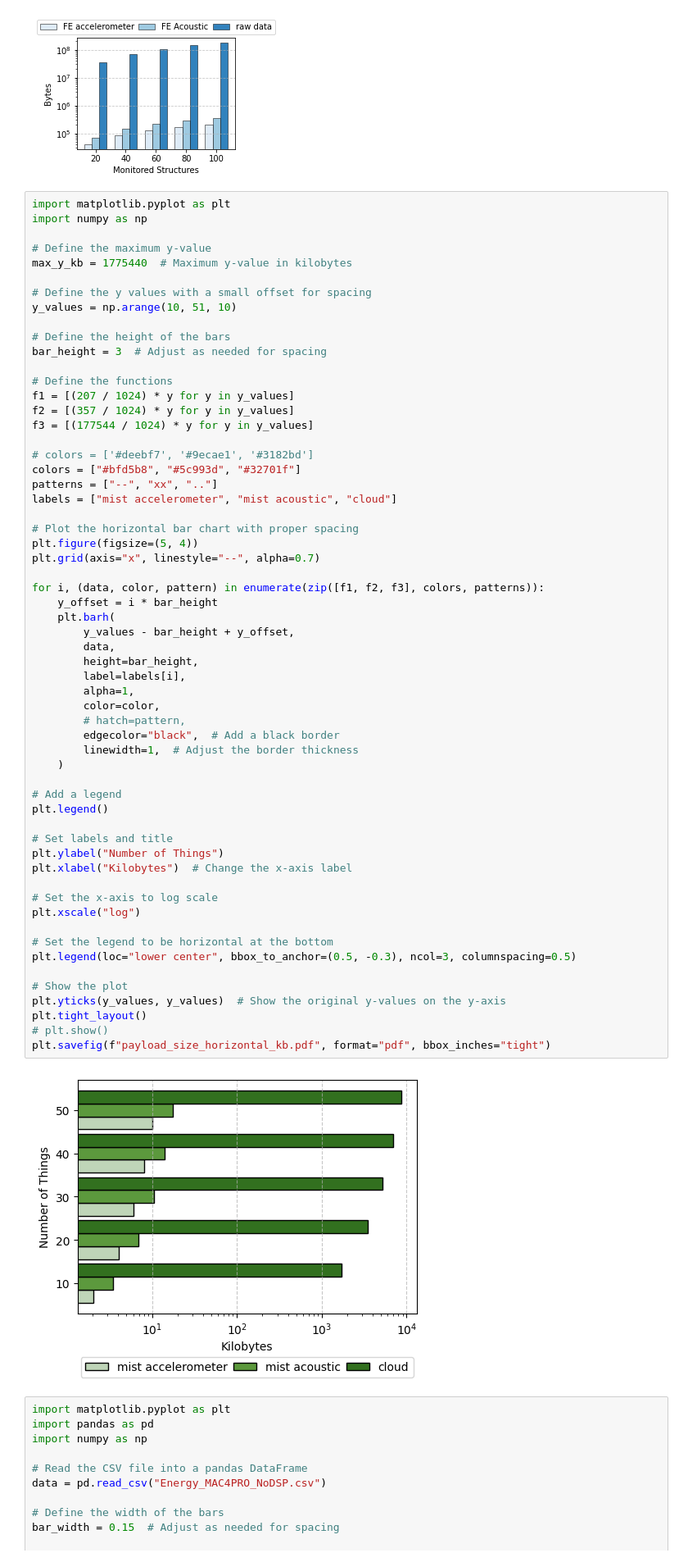
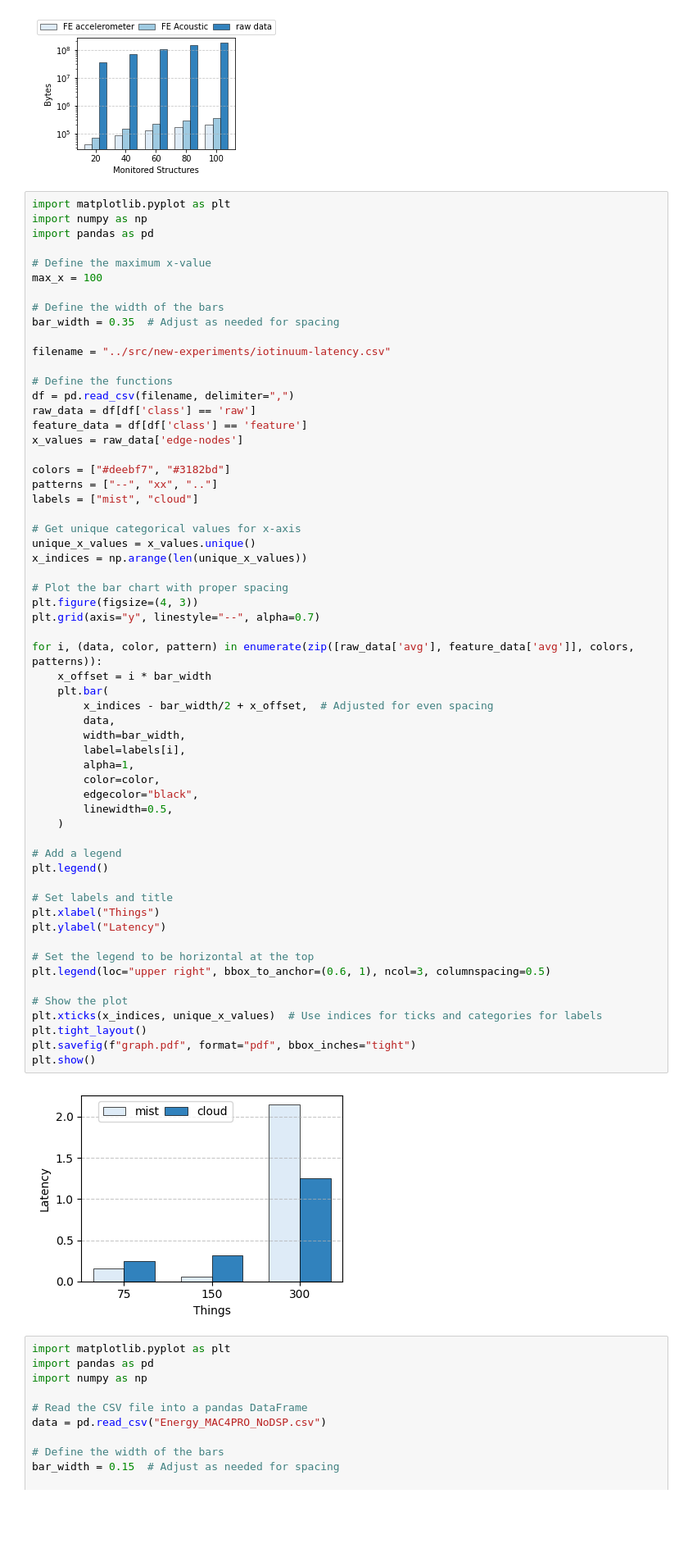
Before and after one commit to ivanzy/professor, a Jupyter notebook: scripts/check-data.ipynb, the cells around one changed output. Shown at 82% size. Drawn from its saved outputs; the diff is of its cells as text; blank space fills up the shorter version.

```diff
--- a/scripts/check-data.ipynb
+++ b/scripts/check-data.ipynb
@@ -134,64 +134,64 @@ plt.savefig(f"payload_size.pdf", format="pdf", bbox_inches="tight")
 # %%
 import matplotlib.pyplot as plt
 import numpy as np
+import pandas as pd
 
-# Define the maximum y-value
-max_y_kb = 1775440  # Maximum y-value in kilobytes
+# Define the maximum x-value
+max_x = 100
 
-# Define the y values with a small offset for spacing
-y_values = np.arange(10, 51, 10)
+# Define the width of the bars
+bar_width = 0.35  # Adjust as needed for spacing
 
-# Define the height of the bars
-bar_height = 3  # Adjust as needed for spacing
+filename = "../src/new-experiments/iotinuum-latency.csv"
 
 # Define the functions
-f1 = [(207 / 1024) * y for y in y_values]
-f2 = [(357 / 1024) * y for y in y_values]
-f3 = [(177544 / 1024) * y for y in y_values]
+df = pd.read_csv(filename, delimiter=",")
+raw_data = df[df['class'] == 'raw']
+feature_data = df[df['class'] == 'feature']
+x_values = raw_data['edge-nodes']
 
-# colors = ['#deebf7', '#9ecae1', '#3182bd']
-colors = ["#bfd5b8", "#5c993d", "#32701f"]
+colors = ["#deebf7", "#3182bd"]
 patterns = ["--", "xx", ".."]
-labels = ["mist accelerometer", "mist acoustic", "cloud"]
+labels = ["mist", "cloud"]
 
-# Plot the horizontal bar chart with proper spacing
-plt.figure(figsize=(5, 4))
-plt.grid(axis="x", linestyle="--", alpha=0.7)
+# Get unique categorical values for x-axis
+unique_x_values = x_values.unique()
+x_indices = np.arange(len(unique_x_values))
 
-for i, (data, color, pattern) in enumerate(zip([f1, f2, f3], colors, patterns)):
-    y_offset = i * bar_height
-    plt.barh(
-        y_values - bar_height + y_offset,
+# Plot the bar chart with proper spacing
+plt.figure(figsize=(4, 3))
+plt.grid(axis="y", linestyle="--", alpha=0.7)
+
+for i, (data, color, pattern) in enumerate(zip([raw_data['avg'], feature_data['avg']], colors, patterns)):
+    x_offset = i * bar_width
+    plt.bar(
+        x_indices - bar_width/2 + x_offset,  # Adjusted for even spacing
         data,
-        height=bar_height,
+        width=bar_width,
         label=labels[i],
         alpha=1,
         color=color,
-        # hatch=pattern,
-        edgecolor="black",  # Add a black border
-        linewidth=1,  # Adjust the border thickness
+        edgecolor="black",
+        linewidth=0.5,
     )
 
 # Add a legend
 plt.legend()
 
 # Set labels and title
-plt.ylabel("Number of Things")
-plt.xlabel("Kilobytes")  # Change the x-axis label
+plt.xlabel("Things")
+plt.ylabel("Latency")
 
-# Set the x-axis to log scale
-plt.xscale("log")
-
-# Set the legend to be horizontal at the bottom
-plt.legend(loc="lower center", bbox_to_anchor=(0.5, -0.3), ncol=3, columnspacing=0.5)
+# Set the legend to be horizontal at the top
+plt.legend(loc="upper right", bbox_to_anchor=(0.6, 1), ncol=3, columnspacing=0.5)
 
 # Show the plot
-plt.yticks(y_values, y_values)  # Show the original y-values on the y-axis
+plt.xticks(x_indices, unique_x_values)  # Use indices for ticks and categories for labels
 plt.tight_layout()
-# plt.show()
-plt.savefig(f"payload_size_horizontal_kb.pdf", format="pdf", bbox_inches="tight")
+plt.savefig(f"graph.pdf", format="pdf", bbox_inches="tight")
+plt.show()
 # %% [output]
-[figure, old version]
+[figure, new version]
 # %%
 import matplotlib.pyplot as plt
 import pandas as pd
```
Also changed, not shown: 8 other files.
